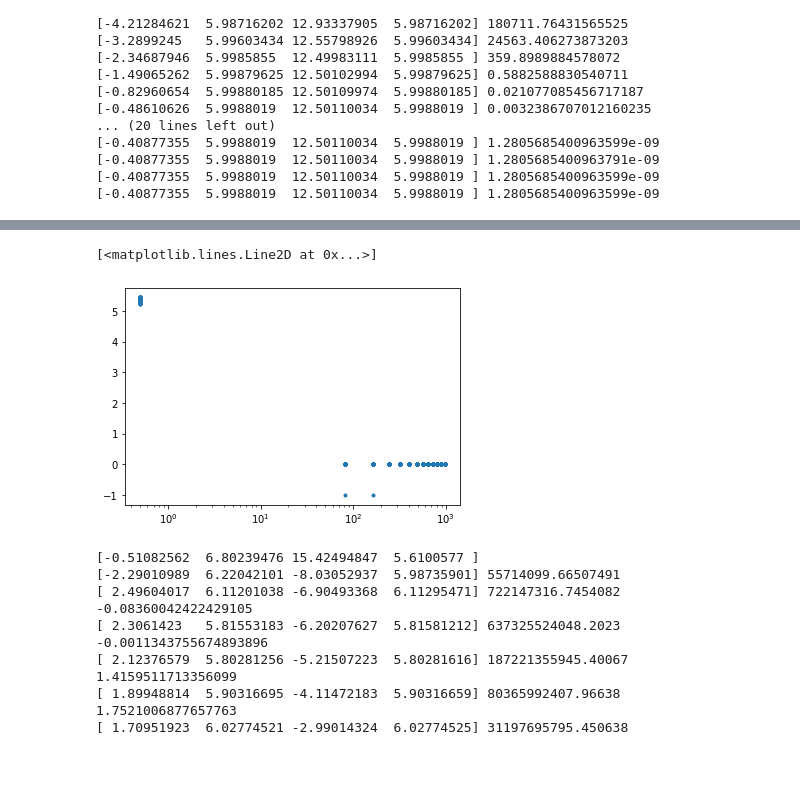
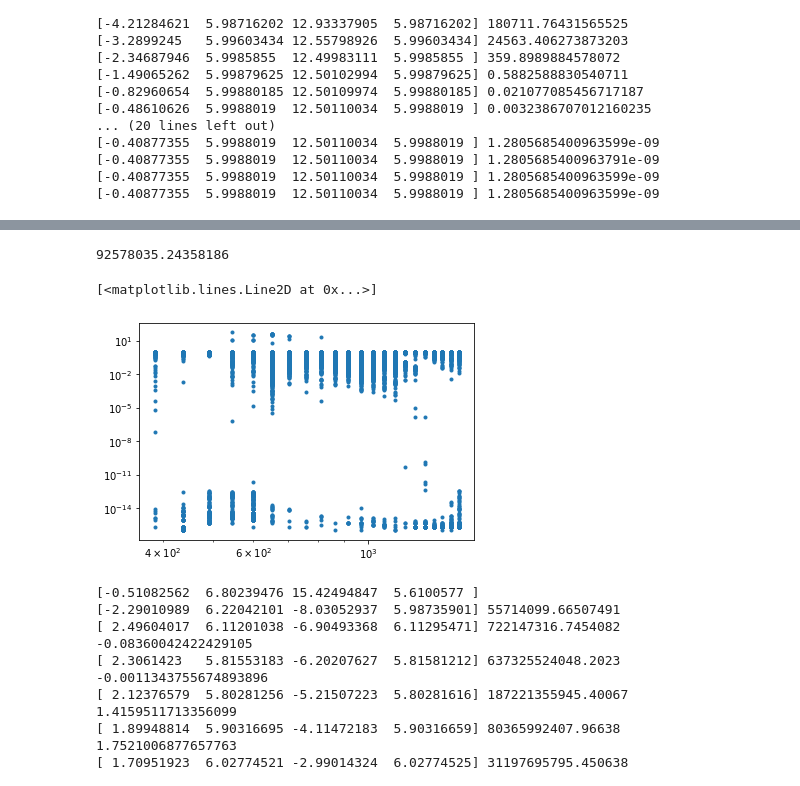
Before and after one commit to fredriclam/iapws95_light, a Jupyter notebook: water_tester.ipynb, the cells around one changed output, grey strips where cells are left out. Cells and saved outputs as stored; diff of their text form; code cells hidden in the pictures.

```diff
--- a/water_tester.ipynb
+++ b/water_tester.ipynb
@@ -2162,2 +2197,2 @@ J_numdiff, kern(*U0)[1]*kern(*U0)[2]
 # %%
-1250 / mixtureWLMA.rhoc
+rhoc = mixtureWLMA.rhoc
@@ -2230,7 +2554,7 @@ def iterate_backtrack_box(U):
   # Set the step size factor (==1.0 the first time Armijo condition is checked)
   a = 1.0 / step_reduction_factor
   # Backtracking
-  for i in range(6):
+  for i in range(24):
     a *= step_reduction_factor
 
     U_next = U + a * step
@@ -2247,7 +2571,7 @@ def iterate_backtrack_box(U):
           box_active = True
     f_along_line = kern(*U_next)[0]
 
-    if not box_active:
+    if not box_active or True:
       # Check validity
       if np.any(np.isnan(f_along_line)):
         a *= step_reduction_factor
@@ -2261,7 +2585,11 @@ def iterate_backtrack_box(U):
     else:
       # No backtracking for boundary-projected steps
       break
+  else:
+    pass
+    # raise ValueError("Could not backtrack to a satisfactory step.")
 
+  # print(a, step)
   # print(np.linalg.norm(f))
   return U_next, f_along_line
 
@@ -2474,28 +2828,0 @@ for i, j, k in np.ndindex(mg_yw.shape):
-# %%
-# Drill
-
-# Set best seed
-U0 = np.array([1, 400, 100e6, 300])
-
-# Redefine kernel
-_ind_probe = np.nanargmax(p_reldiffs)
-vol_energy = mg_vol_energy.ravel()[_ind_probe]
-rho_mix = mg_rho_mix.ravel()[_ind_probe]
-yw = mg_yw.ravel()[_ind_probe]
-ya = ya
-kern = lambda d, T, pr, Tr: float_mix_functions.kernel4_WLMA(d, T, pr, Tr,
-  vol_energy, rho_mix, yw, ya, K, p_m0, rho_m0, c_v_m0, R_a, gamma_a)
-
-U = U0
-# Newton iteration
-for _k in range(32):
-  # Newton step with backtracking
-  U, f = iterate_backtrack_box(U)
-  print(U)
-  fnorm = np.linalg.norm(f)
-  if fnorm < 1e-12:
-    break
-  if np.any(np.isnan(f)):
-    fnorm = 1e10
-    print(kern(*U), vol_energy, rho_mix, yw)
-    raise Exception("Nan encountered, dumping")
@@ -2529,0 +2965,4 @@ mg_p_target.ravel()[_ind_probe]
+# %%
+mg_p_target.ravel()[_ind_probe]
+# %% [output]
+92578035.24358186
@@ -2530,10 +2980,10 @@ mg_p_target.ravel()[_ind_probe]
 # %%
-p_diffs = mg_p_calc / mg_p_target
-p_reldiffs = mg_p_calc / mg_p_target - 1.0
-plt.semilogx(mg_rhow[np.where(~np.isnan(p_reldiffs))], p_reldiffs[np.where(~np.isnan(p_reldiffs))], '.')
+p_diffs = np.abs(mg_p_calc - mg_p_target)
+p_reldiffs = np.abs(mg_p_calc / mg_p_target - 1.0)
+plt.loglog(mg_T[np.where(~np.isnan(p_reldiffs))], p_reldiffs[np.where(~np.isnan(p_reldiffs))], '.')
 # %% [output]
 [<matplotlib.lines.Line2D at 0x...>]
-[figure, old version]
+[figure, new version]
 # %%
 ''' Dev: Trust region '''
 # Pick seed
```
Also changed, not shown: parts of 32 cells of this notebook, 2 other files.
